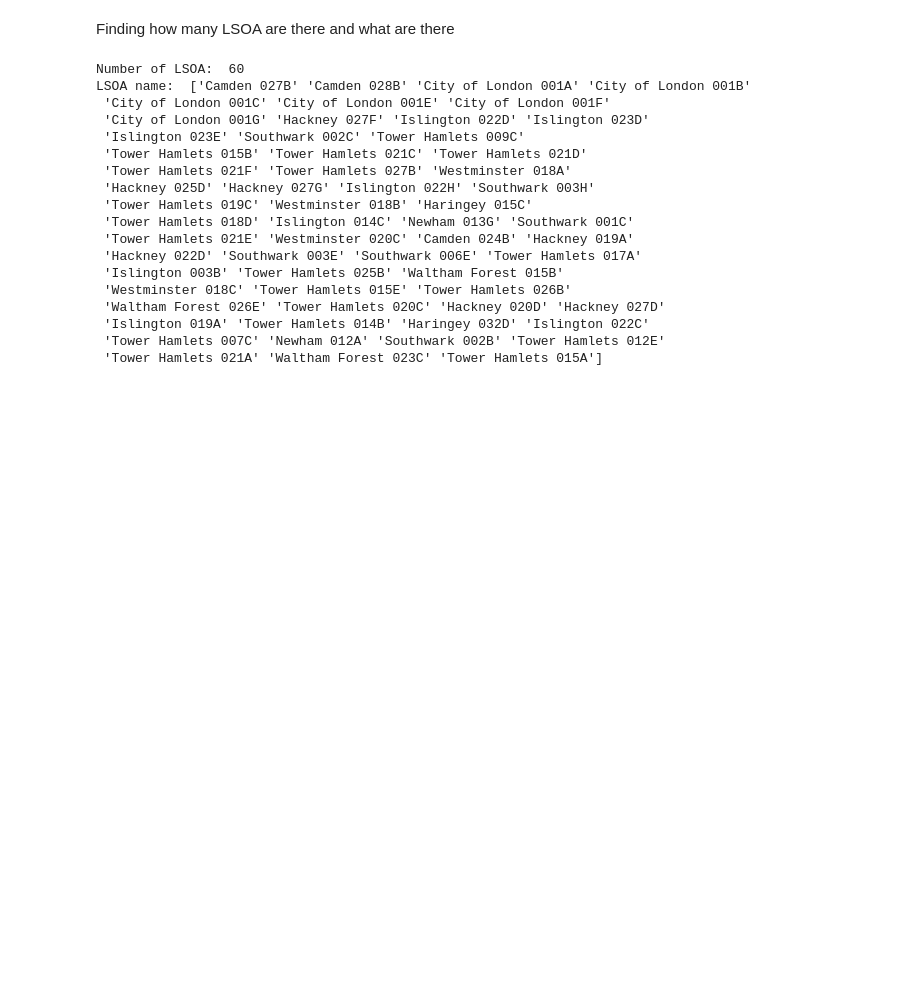
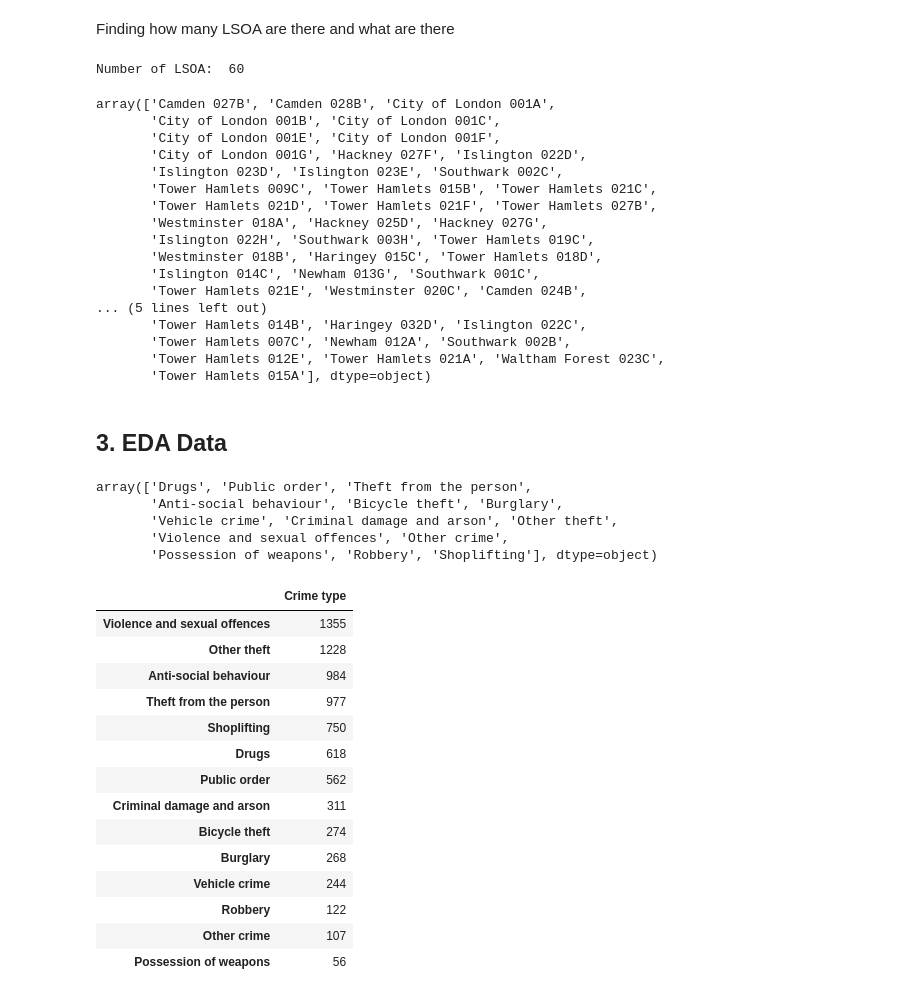
Before and after one commit to AlinZohari/STDM, a Jupyter notebook: stdm_crime.ipynb, the cells around one changed output. Drawn from its saved outputs; the diff is of its cells as text; code cells hidden in the pictures; blank space fills up the shorter version.

```diff
--- a/stdm_crime.ipynb
+++ b/stdm_crime.ipynb
@@ -100,24 +100,52 @@ memory usage: 491.0+ KB
 Finding how many LSOA are there and what are there
 # %%
 print('Number of LSOA: ', data['LSOA name'].nunique())
-
-print('LSOA name: ', data['LSOA name'].unique())
+data['LSOA name'].unique()
 # %% [output]
 Number of LSOA:  60
-LSOA name:  ['Camden 027B' 'Camden 028B' 'City of London 001A' 'City of London 001B'
- 'City of London 001C' 'City of London 001E' 'City of London 001F'
- 'City of London 001G' 'Hackney 027F' 'Islington 022D' 'Islington 023D'
- 'Islington 023E' 'Southwark 002C' 'Tower Hamlets 009C'
- 'Tower Hamlets 015B' 'Tower Hamlets 021C' 'Tower Hamlets 021D'
- 'Tower Hamlets 021F' 'Tower Hamlets 027B' 'Westminster 018A'
- 'Hackney 025D' 'Hackney 027G' 'Islington 022H' 'Southwark 003H'
- 'Tower Hamlets 019C' 'Westminster 018B' 'Haringey 015C'
- 'Tower Hamlets 018D' 'Islington 014C' 'Newham 013G' 'Southwark 001C'
- 'Tower Hamlets 021E' 'Westminster 020C' 'Camden 024B' 'Hackney 019A'
- 'Hackney 022D' 'Southwark 003E' 'Southwark 006E' 'Tower Hamlets 017A'
- 'Islington 003B' 'Tower Hamlets 025B' 'Waltham Forest 015B'
- 'Westminster 018C' 'Tower Hamlets 015E' 'Tower Hamlets 026B'
- 'Waltham Forest 026E' 'Tower Hamlets 020C' 'Hackney 020D' 'Hackney 027D'
- 'Islington 019A' 'Tower Hamlets 014B' 'Haringey 032D' 'Islington 022C'
- 'Tower Hamlets 007C' 'Newham 012A' 'Southwark 002B' 'Tower Hamlets 012E'
- 'Tower Hamlets 021A' 'Waltham Forest 023C' 'Tower Hamlets 015A']
+array(['Camden 027B', 'Camden 028B', 'City of London 001A',
+       'City of London 001B', 'City of London 001C',
+       'City of London 001E', 'City of London 001F',
+       'City of London 001G', 'Hackney 027F', 'Islington 022D',
+       'Islington 023D', 'Islington 023E', 'Southwark 002C',
+       'Tower Hamlets 009C', 'Tower Hamlets 015B', 'Tower Hamlets 021C',
+       'Tower Hamlets 021D', 'Tower Hamlets 021F', 'Tower Hamlets 027B',
+       'Westminster 018A', 'Hackney 025D', 'Hackney 027G',
+       'Islington 022H', 'Southwark 003H', 'Tower Hamlets 019C',
+       'Westminster 018B', 'Haringey 015C', 'Tower Hamlets 018D',
+       'Islington 014C', 'Newham 013G', 'Southwark 001C',
+       'Tower Hamlets 021E', 'Westminster 020C', 'Camden 024B',
+... (5 lines left out)
+       'Tower Hamlets 014B', 'Haringey 032D', 'Islington 022C',
+       'Tower Hamlets 007C', 'Newham 012A', 'Southwark 002B',
+       'Tower Hamlets 012E', 'Tower Hamlets 021A', 'Waltham Forest 023C',
+       'Tower Hamlets 015A'], dtype=object)
+# %% [markdown]
+## 3. EDA Data
+# %%
+data['Crime type'].unique()
+# %% [output]
+array(['Drugs', 'Public order', 'Theft from the person',
+       'Anti-social behaviour', 'Bicycle theft', 'Burglary',
+       'Vehicle crime', 'Criminal damage and arson', 'Other theft',
+       'Violence and sexual offences', 'Other crime',
+       'Possession of weapons', 'Robbery', 'Shoplifting'], dtype=object)
+# %%
+data = pd.DataFrame(data['Crime type'].value_counts())
+data.iloc[:,]
+# %% [output]
+|  | Crime type |
+| Violence and sexual offences | 1355 |
+| Other theft | 1228 |
+| Anti-social behaviour | 984 |
+| Theft from the person | 977 |
+| Shoplifting | 750 |
+| Drugs | 618 |
+| Public order | 562 |
+| Criminal damage and arson | 311 |
+| Bicycle theft | 274 |
+| Burglary | 268 |
+| Vehicle crime | 244 |
+| Robbery | 122 |
+| Other crime | 107 |
+| Possession of weapons | 56 |
```
Also changed, not shown: parts of 7 cells of this notebook.
